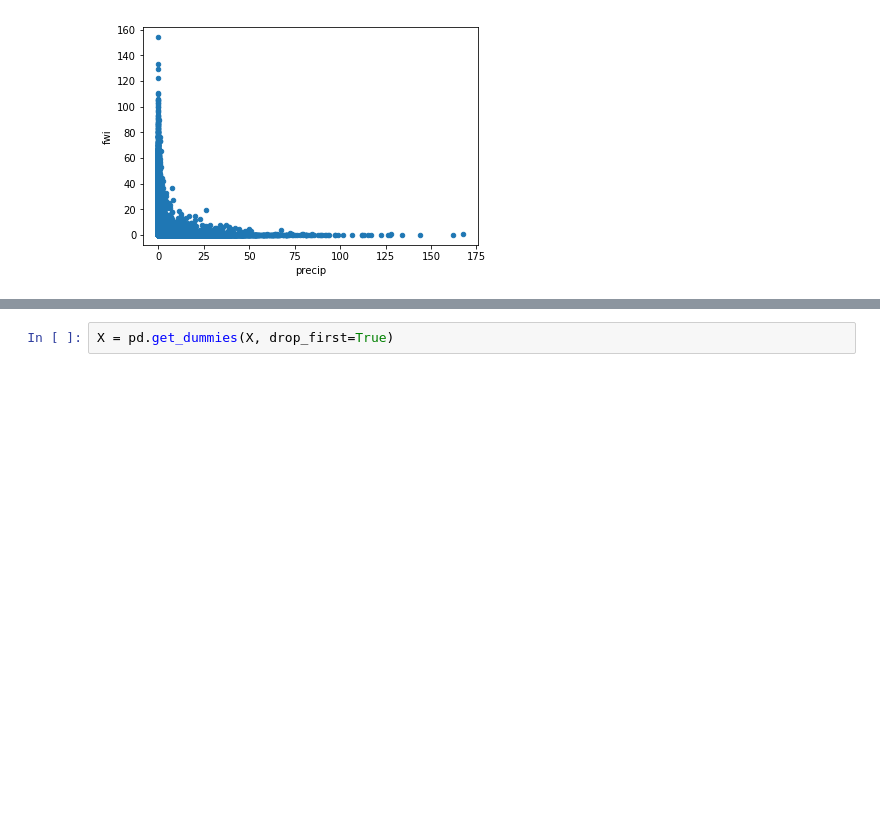
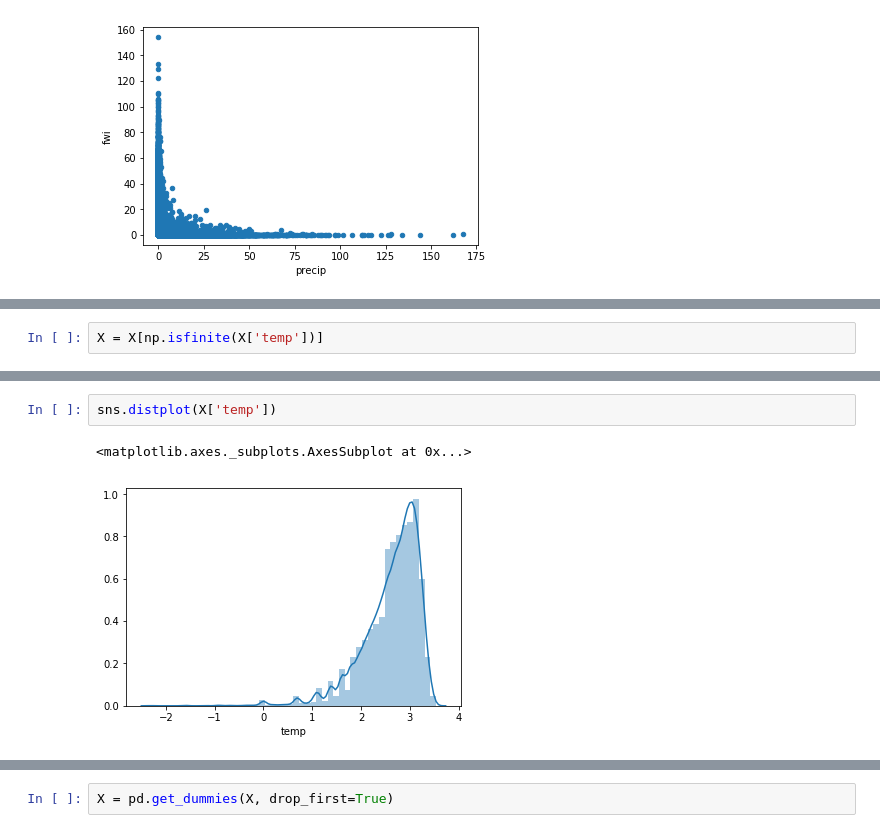
Before and after one commit to soowhan0107/LALI-wildfire-system, a Jupyter notebook: FWI_prediction.ipynb, the cells around one changed output, grey strips where cells are left out. Drawn from its saved outputs; the diff is of its cells as text; blank space fills up the shorter version.

```diff
--- a/FWI_prediction.ipynb
+++ b/FWI_prediction.ipynb
@@ -144,0 +171,2 @@ data.plot.scatter(x=var, y='fwi')
+# %%
+X = X[np.isfinite(X['temp'])]
@@ -144,0 +186,5 @@ data.plot.scatter(x=var, y='fwi')
+# %%
+sns.distplot(X['temp'])
+# %% [output]
+<matplotlib.axes._subplots.AxesSubplot at 0x...>
+[figure, added]
```
Also changed, not shown: parts of 50 cells of this notebook.
